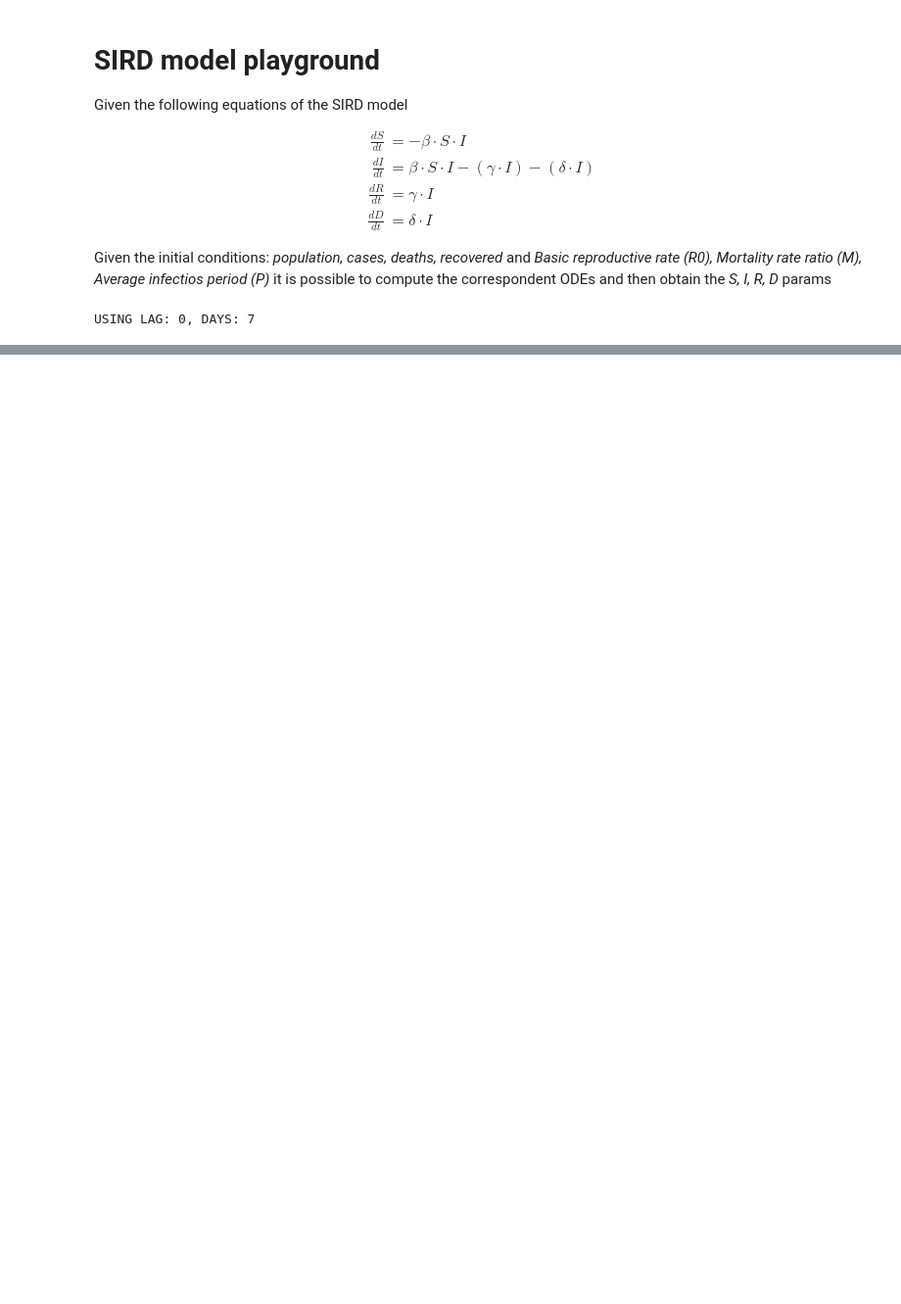
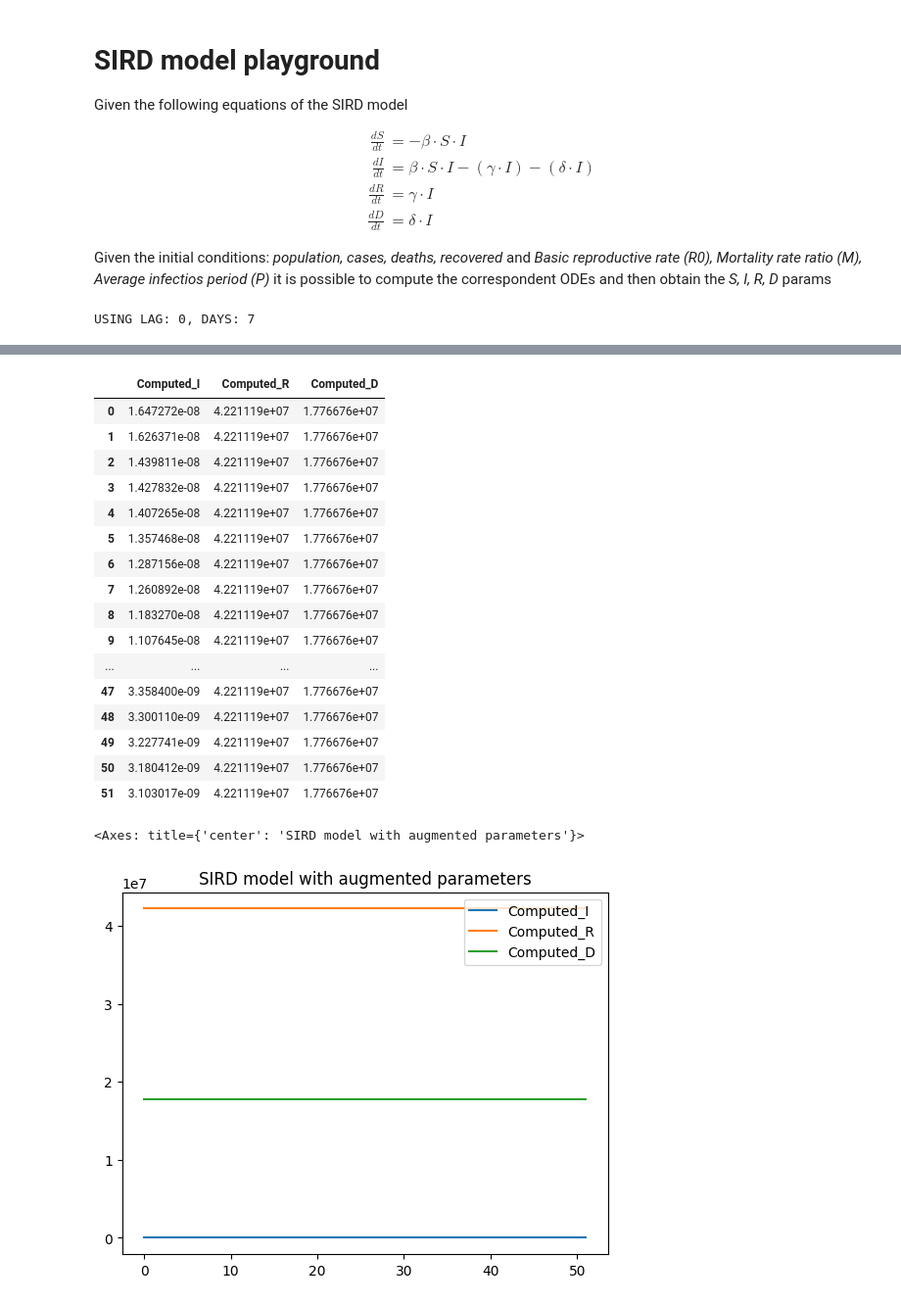
Before and after one commit to Thomas2710/Epidemic-modelling, a Jupyter notebook: epidemic_modelling/sird_playground.ipynb, the cells around one changed output, grey strips where cells are left out. Shown at 98% size. Cells and saved outputs as stored; diff of their text form; code cells hidden in the pictures; blank space fills up the shorter version.

```diff
--- a/epidemic_modelling/sird_playground.ipynb
+++ b/epidemic_modelling/sird_playground.ipynb
@@ -233,0 +188,10 @@ Segments: 16
+# %%
+# Test augmented dataset
+df_augmented = pd.read_csv("../data/augmented.csv")
+
+# Consider initial conditions
+initial_conditions, _ = parent_class.get_sird_from_data(start_week=0, end_week=DAYS, population=parent_class.population)
+display(initial_conditions)
+# keep only beta, gamma, delta columns
+df_augmented = df_augmented[['beta', 'gamma', 'delta']][:-1]
+display(df_augmented)
@@ -233,0 +217,38 @@ Segments: 16
+# %%
+model_df = pd.DataFrame({'Computed_I': [], 'Computed_R': [], 'Computed_D': []})
+# use initial conditions from line 0 of augmented df
+for week in range(0, config.SEGMENTS):
+    augmented_params = df_augmented.iloc[week]
+    # print(augmented_params)
+    model_augmented = SIRD(beta=augmented_params['beta'], gamma=augmented_params['gamma'], delta=augmented_params['delta'])
+    model_augmented.solve(initial_conditions, time_frame=7)
+    s,i,r,d, _ = model_augmented.get_sird_values().values()
+    initial_conditions = {'population': parent_class.population, 'initial_I': i[-1], 'initial_R': r[-1], 'initial_D': d[-1], 'initial_S': s[-1]}
+    model_df = pd.concat([model_df, pd.DataFrame({'Computed_I': i[1:], 'Computed_R': r[1:], 'Computed_D': d[1:]})])
+    if USE_SUSCEPTIBLE:
+        model_only_sus_df = pd.concat([model_only_sus_df, pd.DataFrame({'Computed_S': s[1:]})])
+
+
+model_df.reset_index(drop=True, inplace=True)
+display(model_df)
+model_df.plot(title="SIRD model with augmented parameters")
+# %% [output]
+|  | Computed_I | Computed_R | Computed_D |
+| 0 | 1.647272e-08 | 4.221119e+07 | 1.776676e+07 |
+| 1 | 1.626371e-08 | 4.221119e+07 | 1.776676e+07 |
+| 2 | 1.439811e-08 | 4.221119e+07 | 1.776676e+07 |
+| 3 | 1.427832e-08 | 4.221119e+07 | 1.776676e+07 |
+| 4 | 1.407265e-08 | 4.221119e+07 | 1.776676e+07 |
+| 5 | 1.357468e-08 | 4.221119e+07 | 1.776676e+07 |
+| 6 | 1.287156e-08 | 4.221119e+07 | 1.776676e+07 |
+| 7 | 1.260892e-08 | 4.221119e+07 | 1.776676e+07 |
+| 8 | 1.183270e-08 | 4.221119e+07 | 1.776676e+07 |
+| 9 | 1.107645e-08 | 4.221119e+07 | 1.776676e+07 |
+| ... | ... | ... | ... |
+| 47 | 3.358400e-09 | 4.221119e+07 | 1.776676e+07 |
+| 48 | 3.300110e-09 | 4.221119e+07 | 1.776676e+07 |
+| 49 | 3.227741e-09 | 4.221119e+07 | 1.776676e+07 |
+| 50 | 3.180412e-09 | 4.221119e+07 | 1.776676e+07 |
+| 51 | 3.103017e-09 | 4.221119e+07 | 1.776676e+07 |
+<Axes: title={'center': 'SIRD model with augmented parameters'}>
+[figure, added]
```
Also changed, not shown: parts of 8 cells of this notebook, 7 other files.
